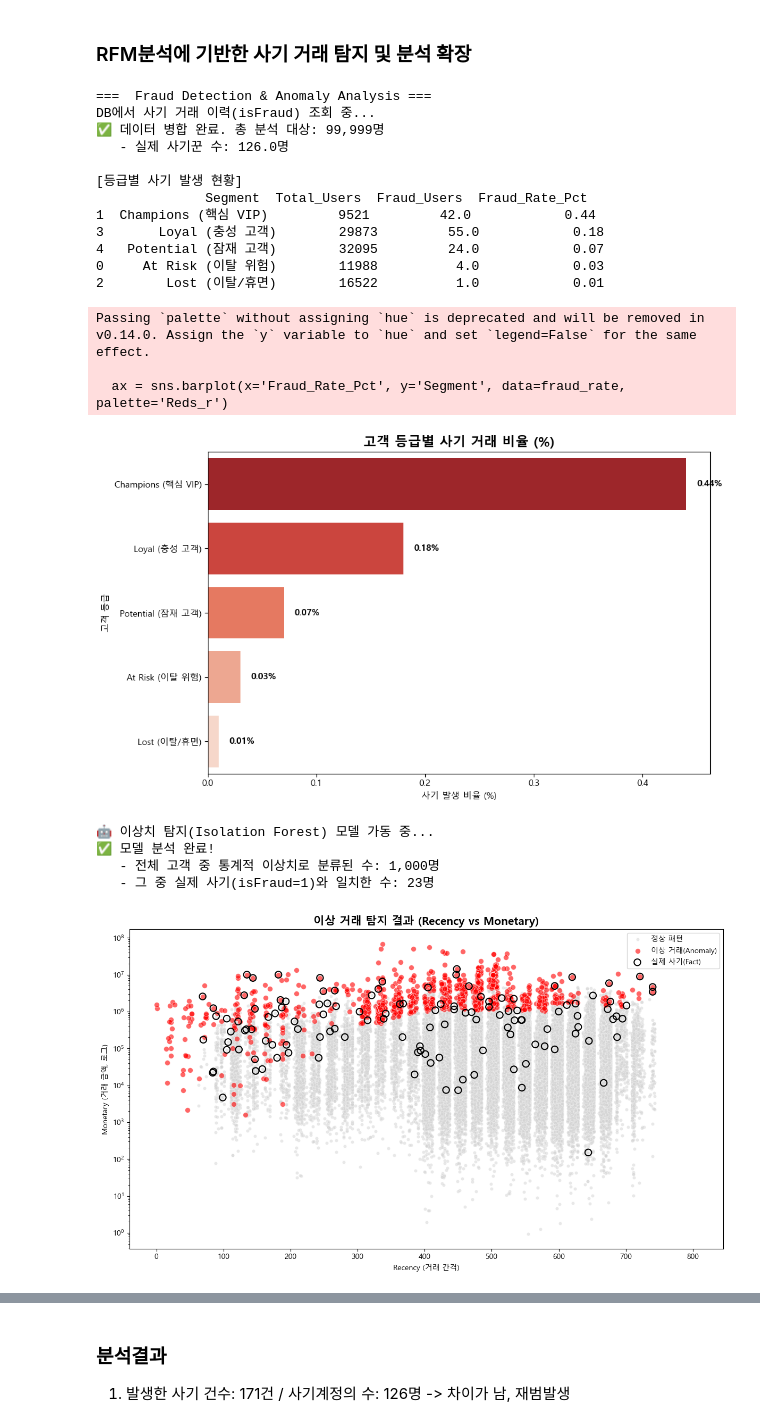
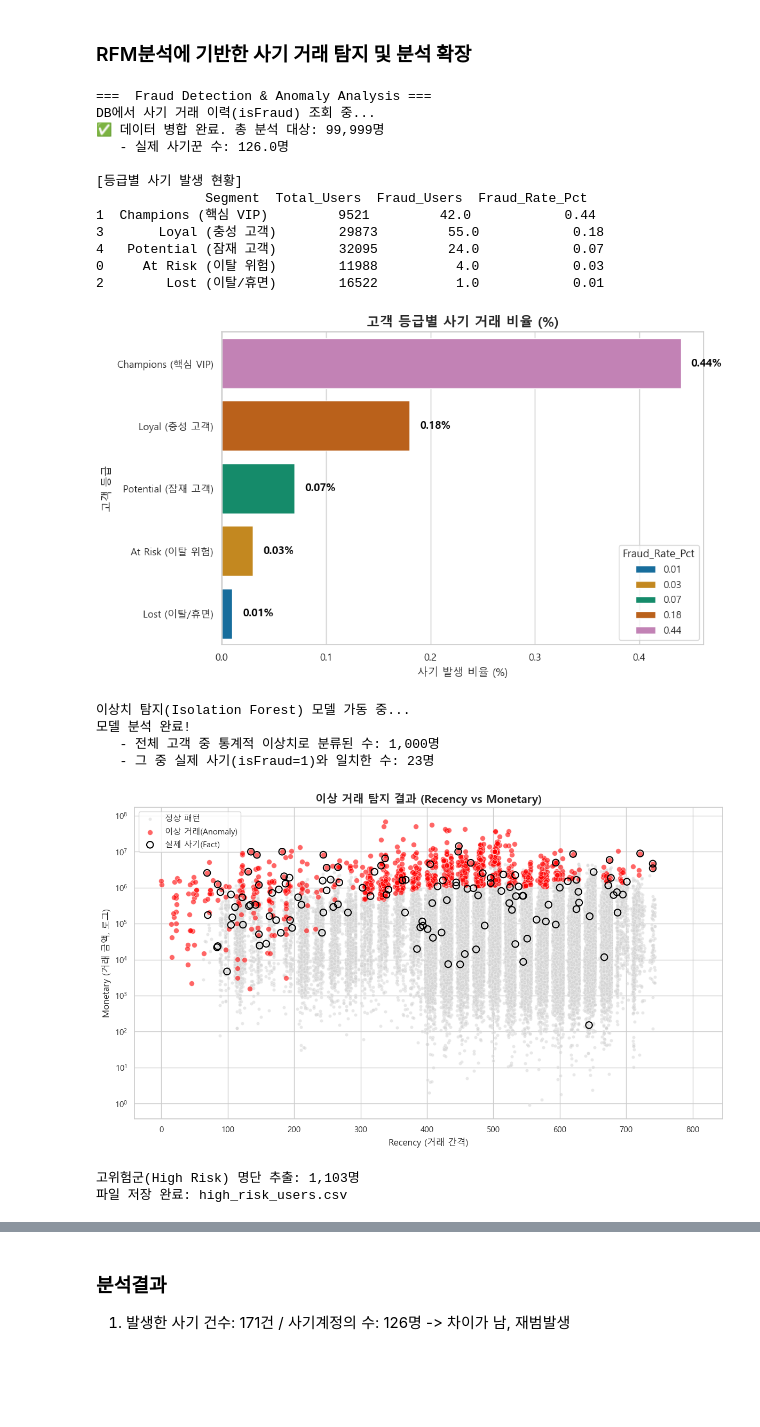
Before and after one commit to seonu-lee/portfolio, a Jupyter notebook: Tave_PaySim/src/RFM.ipynb, the cells around one changed output, grey strips where cells are left out. Cells and saved outputs as stored; diff of their text form; code cells hidden in the pictures; blank space fills up the shorter version.

```diff
--- a/Tave_PaySim/src/RFM.ipynb
+++ b/Tave_PaySim/src/RFM.ipynb
@@ -437,7 +429,7 @@ print(fraud_rate[['Segment', 'Total_Users', 'Fraud_Users', 'Fraud_Rate_Pct']])
 # 시각화: 등급별 사기 비율 (Bar Chart)
 # ------------------------------------------
 plt.figure(figsize=(10, 6))
-ax = sns.barplot(x='Fraud_Rate_Pct', y='Segment', data=fraud_rate, palette='Reds_r')
+ax = sns.barplot(x='Fraud_Rate_Pct', y='Segment', data=fraud_rate, hue='Fraud_Rate_Pct', palette='colorblind')
 plt.title("고객 등급별 사기 거래 비율 (%)", fontsize=15, fontweight='bold')
 plt.xlabel("사기 발생 비율 (%)")
 plt.ylabel("고객 등급")
@@ -455,7 +447,7 @@ plt.show()
 # 실제 사기 라벨(isFraud)이 없더라도, 통계적으로 "너무 튀는" 놈들을 찾아냅니다.
 from sklearn.ensemble import IsolationForest
 
-print("\n🤖 이상치 탐지(Isolation Forest) 모델 가동 중...")
+print("\n이상치 탐지(Isolation Forest) 모델 가동 중...")
 
 # 학습에 사용할 특성 (R, F, M)
 features = ['Recency', 'Frequency', 'MonetarySum']
@@ -472,7 +464,7 @@ rfm_fraud['Is_Anomaly'] = rfm_fraud['Anomaly_Score'].apply(lambda x: '이상 거
 anomaly_fraud_count = rfm_fraud[(rfm_fraud['Is_Anomaly'] == '이상 거래 의심') & (rfm_fraud['isFraud_Actual'] == 1)].shape[0]
 detected_anomalies = rfm_fraud[rfm_fraud['Is_Anomaly'] == '이상 거래 의심'].shape[0]
 
-print(f"✅ 모델 분석 완료!")
+print(f"모델 분석 완료!")
 print(f"   - 전체 고객 중 통계적 이상치로 분류된 수: {detected_anomalies:,}명")
 print(f"   - 그 중 실제 사기(isFraud=1)와 일치한 수: {anomaly_fraud_count:,}명")
 
@@ -506,41 +498,40 @@ plt.yscale('log')
 plt.title("이상 거래 탐지 결과 (Recency vs Monetary)", fontsize=15, fontweight='bold')
 plt.xlabel("Recency (거래 간격)")
 plt.ylabel("Monetary (거래 금액, 로그)")
 plt.legend()
 plt.tight_layout()
 plt.show()
 
 # ==========================================
 # 5) 고위험군 리스트 추출 (Action Item)
 # ==========================================
 # 1순위: 모델이 이상하다고 했으면서 + 실제 사기 이력이 있거나 + VIP 등급인 경우
 high_risk_users = rfm_fraud[
     (rfm_fraud['Is_Anomaly'] == '이상 거래 의심') |
     (rfm_fraud['isFraud_Actual'] == 1)
 ].sort_values('MonetarySum', ascending=False)
 
-print(f"\n📋 고위험군(High Risk) 명단 추출: {len(high_risk_users):,}명")
+print(f"\n고위험군(High Risk) 명단 추출: {len(high_risk_users):,}명")
 high_risk_users.to_csv("high_risk_users.csv", index=False, encoding='utf-8-sig')
-print("💾 파일 저장 완료: high_risk_users.csv")
+print("파일 저장 완료: high_risk_users.csv")
 # %% [output]
 ===  Fraud Detection & Anomaly Analysis ===
 DB에서 사기 거래 이력(isFraud) 조회 중...
 ✅ 데이터 병합 완료. 총 분석 대상: 99,999명
    - 실제 사기꾼 수: 126.0명
 
 [등급별 사기 발생 현황]
               Segment  Total_Users  Fraud_Users  Fraud_Rate_Pct
 1  Champions (핵심 VIP)         9521         42.0            0.44
 3       Loyal (충성 고객)        29873         55.0            0.18
 4   Potential (잠재 고객)        32095         24.0            0.07
 0     At Risk (이탈 위험)        11988          4.0            0.03
 2        Lost (이탈/휴면)        16522          1.0            0.01
+[figure, new version]
-Passing `palette` without assigning `hue` is deprecated and will be removed in v0.14.0. Assign the `y` variable to `hue` and set `legend=False` for the same effect.
-
-  ax = sns.barplot(x='Fraud_Rate_Pct', y='Segment', data=fraud_rate, palette='Reds_r')
+이상치 탐지(Isolation Forest) 모델 가동 중...
+모델 분석 완료!
+   - 전체 고객 중 통계적 이상치로 분류된 수: 1,000명
+   - 그 중 실제 사기(isFraud=1)와 일치한 수: 23명
-[figure, old version]
+[figure, new version]
-🤖 이상치 탐지(Isolation Forest) 모델 가동 중...
-✅ 모델 분석 완료!
-   - 전체 고객 중 통계적 이상치로 분류된 수: 1,000명
-   - 그 중 실제 사기(isFraud=1)와 일치한 수: 23명
+고위험군(High Risk) 명단 추출: 1,103명
+파일 저장 완료: high_risk_users.csv
-[figure, old version]
```
Also changed, not shown: parts of 7 cells of this notebook, 5 other files.
